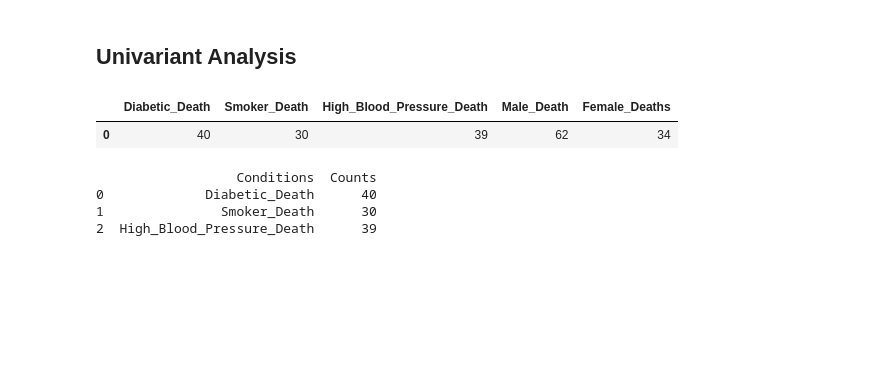
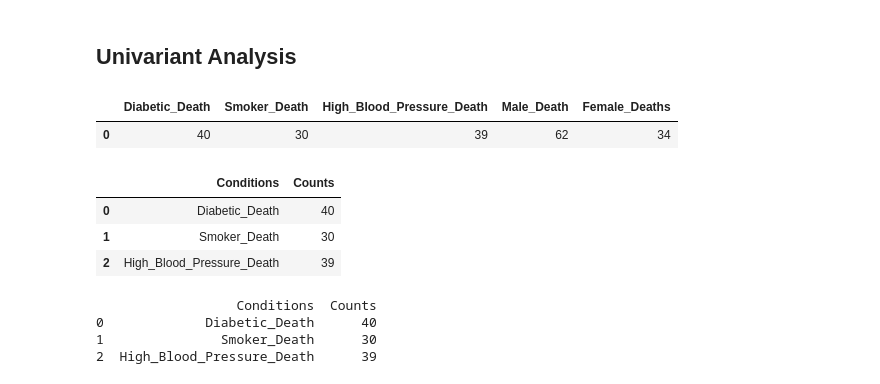
Before and after one commit to data-analyst05/MortalityPrediction_HeartFailure, a Jupyter notebook: index.ipynb, the cells around one changed output. Drawn from its saved outputs; the diff is of its cells as text; code cells hidden in the pictures; blank space fills up the shorter version.

```diff
--- a/index.ipynb
+++ b/index.ipynb
@@ -276,6 +278,13 @@ death_counts_df
 # %% [output]
 |  | Diabetic_Death | Smoker_Death | High_Blood_Pressure_Death | Male_Death | Female_Deaths |
 | 0 | 40 | 30 | 39 | 62 | 34 |
+# %%
+death_counts_df
+# %% [output]
+|  | Conditions | Counts |
+| 0 | Diabetic_Death | 40 |
+| 1 | Smoker_Death | 30 |
+| 2 | High_Blood_Pressure_Death | 39 |
 # %%
 # Ploting bar chart for death_counts_df
 
```
Also changed, not shown: parts of 4 cells of this notebook, 8 other files.
